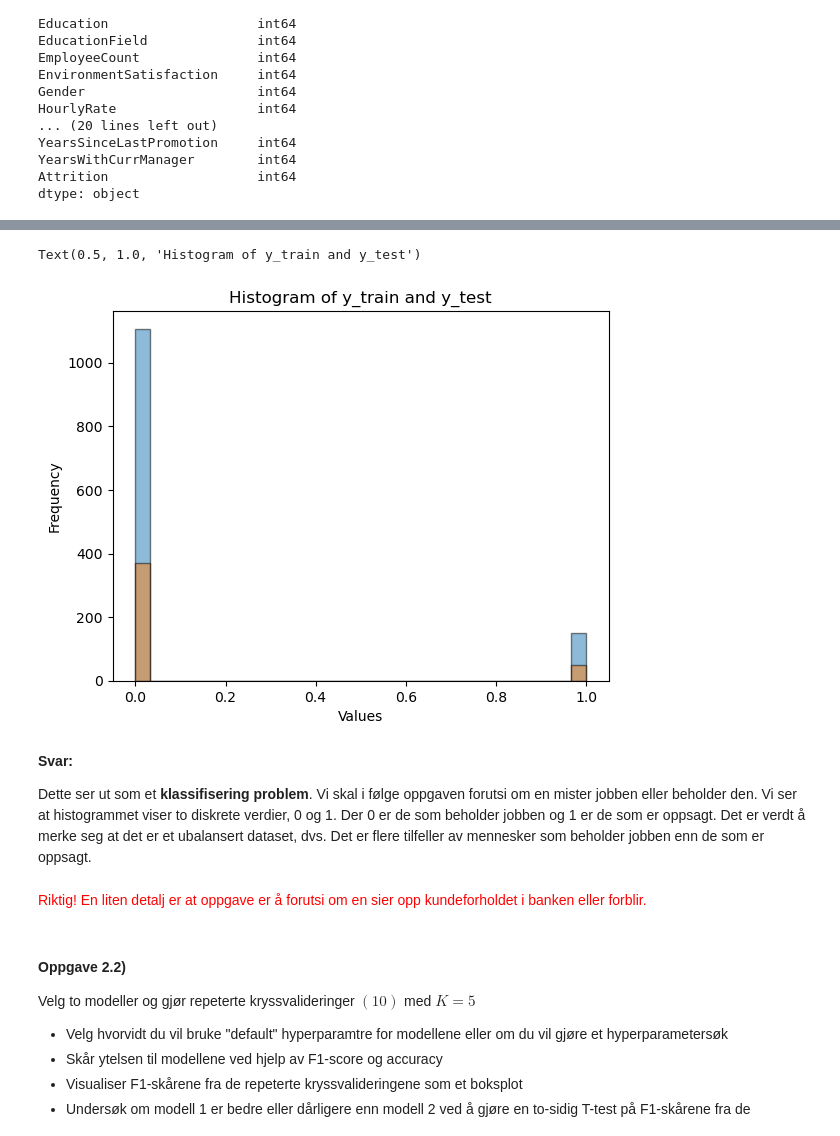
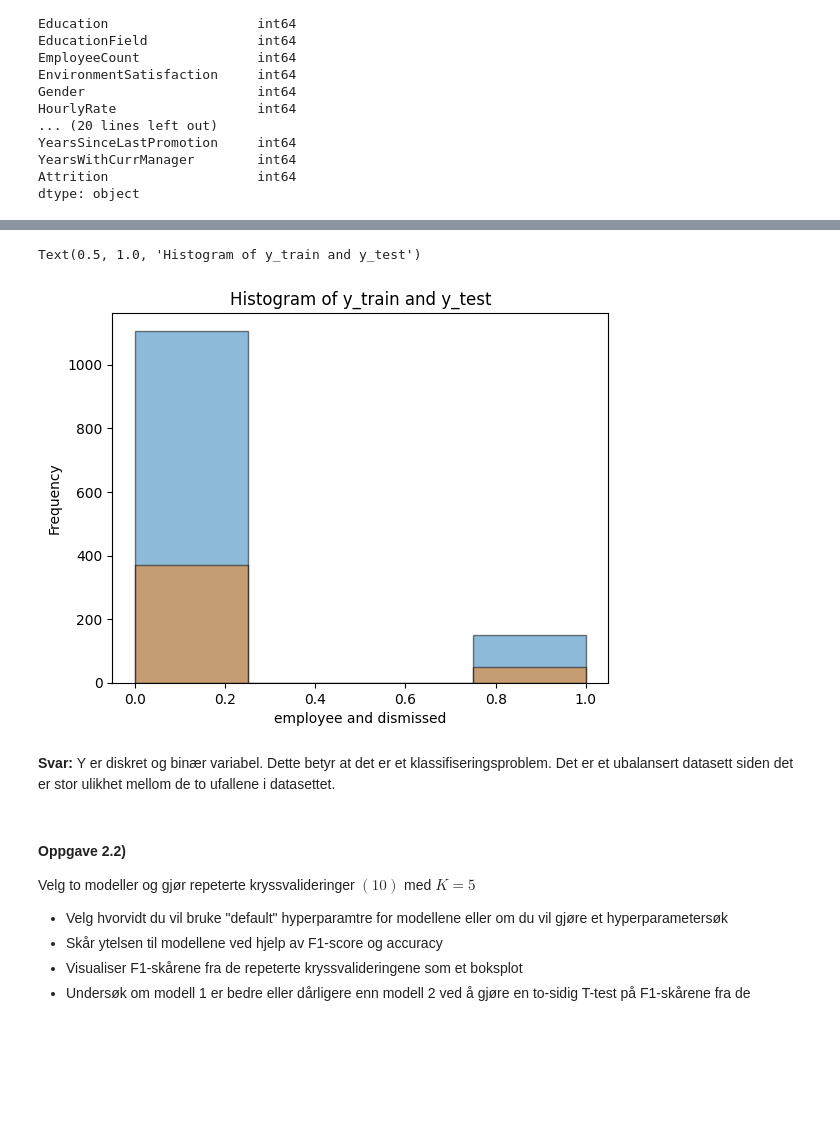
Before and after one commit to Bsingstad/DMBA-ML, a Jupyter notebook: Oblig 2/Oppgave 2.ipynb, the cells around one changed output, grey strips where cells are left out. Saved outputs shown, nothing was run; the diff lists cells and outputs as text; code cells hidden in the pictures; blank space fills up the shorter version.

```diff
--- a/Oblig 2/Oppgave 2.ipynb
+++ b/Oblig 2/Oppgave 2.ipynb
@@ -117,24 +157,18 @@ Visualiser $y\_train$ og $y\_val$ i et histogram. Kan du, basert på figuren, se
 # %%
-import matplotlib.pyplot as plt
-import pandas as pd
-
 # Create histograms using matplotlib
-plt.hist(y_train, bins=30, alpha=0.5, label='y_train', edgecolor='black')
-plt.hist(y_test, bins=30, alpha=0.5, label='y_test', edgecolor='black')
+plt.hist(y_train, bins=4, alpha=0.5, label='y_train', edgecolor='black')
+plt.hist(y_test, bins=4, alpha=0.5, label='y_test', edgecolor='black')
 
 # Add labels and title
-plt.xlabel('Values')
+plt.title('Target values')
 plt.ylabel('Frequency')
+plt.xlabel('employee and dismissed')
 plt.title('Histogram of y_train and y_test')
 # %% [output]
 Text(0.5, 1.0, 'Histogram of y_train and y_test')
-[figure, old version]
+[figure, new version]
 # %% [markdown]
-**Svar:**
-
-Dette ser ut som et **klassifisering problem**. Vi skal i følge oppgaven forutsi om en mister jobben eller beholder den. Vi ser at histogrammet viser to diskrete verdier, 0 og 1. Der 0 er de som beholder jobben og 1 er de som er oppsagt. Det er verdt å merke seg at det er et ubalansert dataset, dvs. Det er flere tilfeller av mennesker som beholder jobben enn de som er oppsagt.
+**Svar:** Y er diskret og binær variabel. Dette betyr at det er et klassifiseringsproblem. Det er et ubalansert datasett siden det er stor ulikhet mellom de to ufallene i datasettet.
-# %% [markdown]
-<span style='color:red '> Riktig! En liten detalj er at oppgave er å forutsi om en sier opp kundeforholdet i banken eller forblir. </span>
 # %% [markdown]
 #### Oppgave 2.2)
 Velg to modeller og gjør repeterte kryssvalideringer $(10)$ med $K=5$
```
Also changed, not shown: parts of 25 cells of this notebook, 1 other file.
